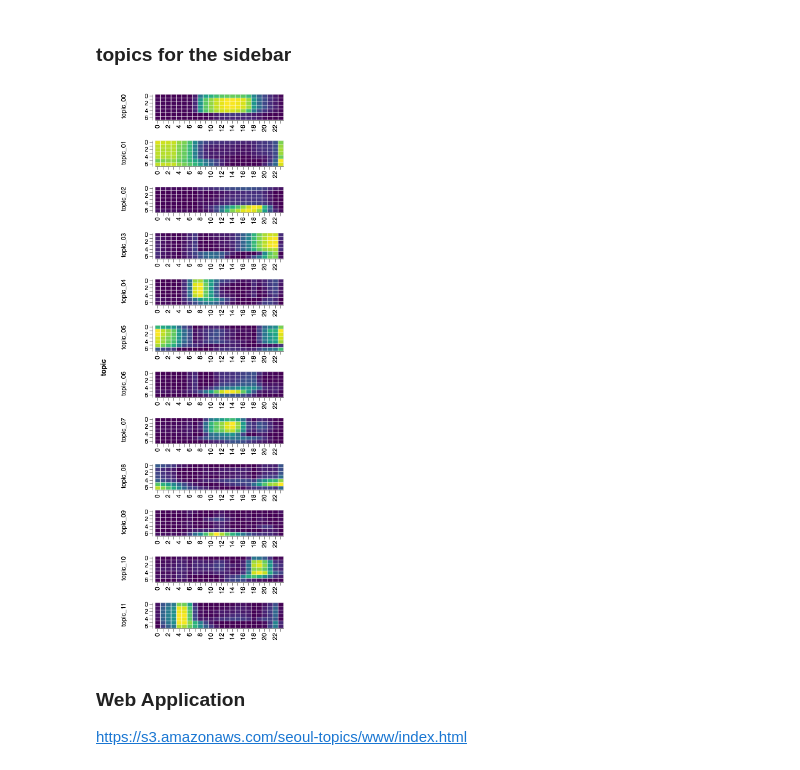
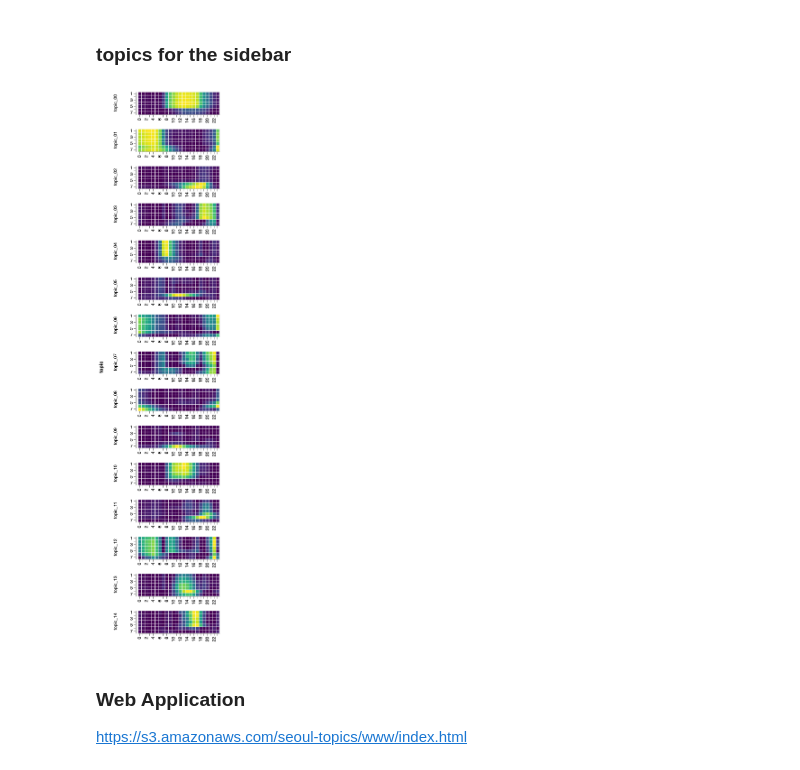
Before and after one commit to yonghah/urban-activity-topics, a Jupyter notebook: notebooks/UrbanActivityTopicsNMF.ipynb, the cells around one changed output. Saved outputs shown, nothing was run; the diff lists cells and outputs as text; code cells hidden in the pictures.

```diff
--- a/notebooks/UrbanActivityTopicsNMF.ipynb
+++ b/notebooks/UrbanActivityTopicsNMF.ipynb
@@ -47,5 +38,5 @@ Here's the column info.
 # %%
-filename = "../data/raw/LOCAL_PEOPLE_20181005.csv"
-pop = pd.read_csv(filename)
-pop.head()
+filename = "../data/interim/aggregate_wide.csv"
+df = pd.read_csv(filename, index_col='census_id')
+df.head()
 # %% [output]
@@ -135,7 +76,7 @@ alt.Chart(pd.DataFrame({'n':topic_numbers, 'rss':rss_scores}))\
 # %%
-no_topics = 12
-X = df_pop_wide.values
-feature_names = list(df_pop_wide.columns)
+no_topics = 15
+X = df.values
+feature_names = list(df.columns)
 print(X.shape)
 
 nmf = NMF(n_components=no_topics, random_state=1, alpha=.2, l1_ratio=0, init='nndsvd').fit(X)
@@ -312,16 +259,16 @@ df_map_wgs.drop(columns='ADM_NM').max(axis=0).to_json()
 # %%
 alt.Chart(df_topic)\
 .mark_rect()\
 .encode(
     alt.X('hour:O', axis=alt.Axis(title='')),
     alt.Y('day:O', axis=alt.Axis(title='')),
     color=alt.Color('score:Q', legend=None)
 )\
-.properties(width=200, height=40)\
+.properties(width=180, height=50)\
 .facet(row='topic:N')\
 .resolve_scale(color='independent', x='independent')
 # %% [output]
-[figure, old version]
+[figure, new version]
 # %% [markdown]
 ### Web Application
 https://s3.amazonaws.com/seoul-topics/www/index.html
```
Also changed, not shown: parts of 22 cells of this notebook, 3 other files.
